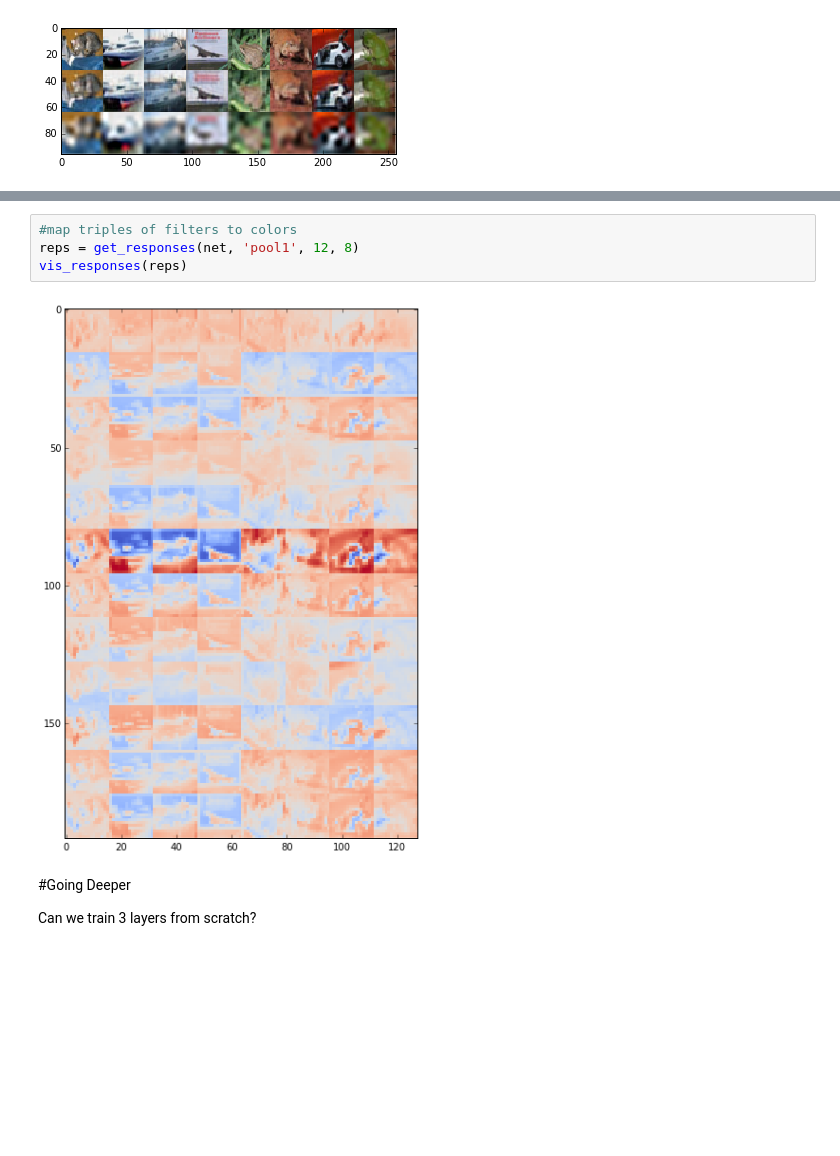
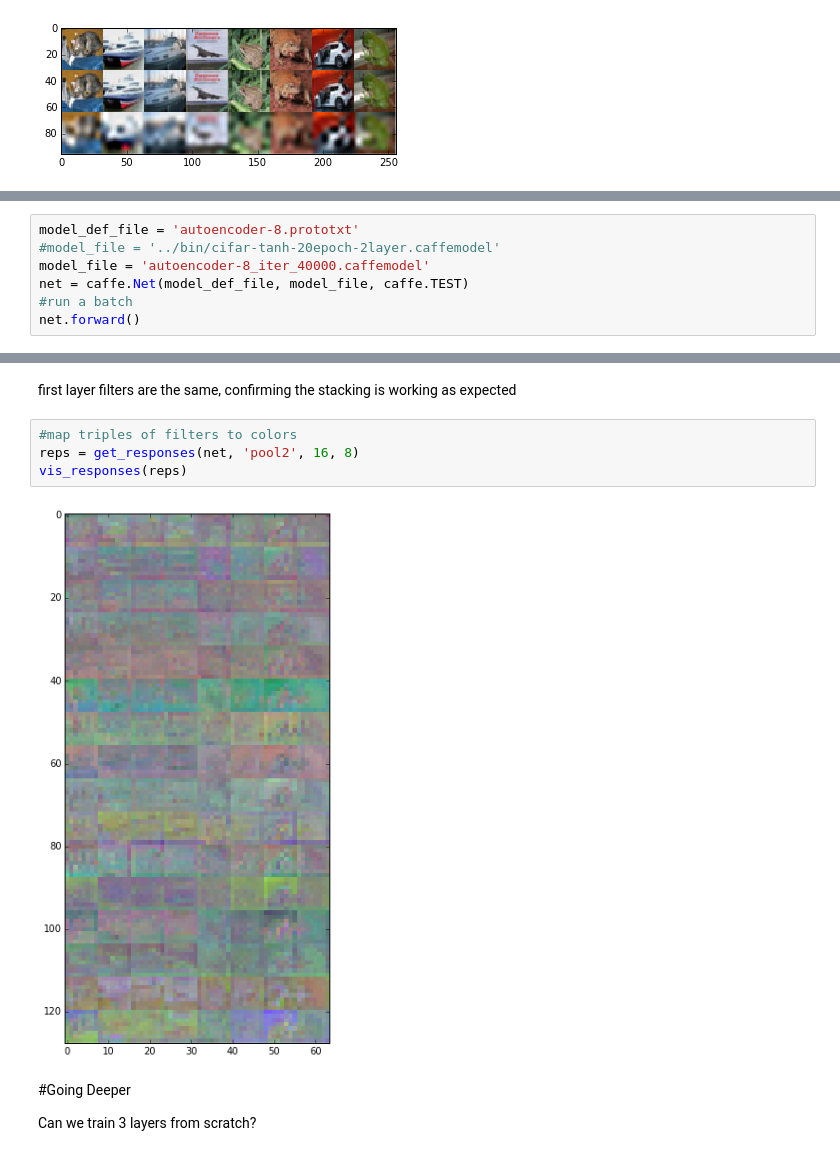
Before and after one commit to victor-shepardson/feature-feedback, a Jupyter notebook: notebooks/autoencoder-0.ipynb, the cells around one changed output, grey strips where cells are left out. Drawn from its saved outputs; the diff is of its cells as text; blank space fills up the shorter version.

```diff
--- a/notebooks/autoencoder-0.ipynb
+++ b/notebooks/autoencoder-0.ipynb
@@ -251,0 +310,7 @@ I would hang these filters on my wall
+# %%
+model_def_file = 'autoencoder-8.prototxt'
+#model_file = '../bin/cifar-tanh-20epoch-2layer.caffemodel'
+model_file = 'autoencoder-8_iter_40000.caffemodel'
+net = caffe.Net(model_def_file, model_file, caffe.TEST)
+#run a batch
+net.forward()
@@ -252,9 +346,11 @@ I would hang these filters on my wall
+# %% [markdown]
+first layer filters are the same, confirming the stacking is working as expected
 # %%
 #map triples of filters to colors
-reps = get_responses(net, 'pool1', 12, 8)
+reps = get_responses(net, 'pool2', 16, 8)
 vis_responses(reps)
 # %% [output]
-[figure, old version]
+[figure, new version]
 # %% [markdown]
 #Going Deeper
 
```
Also changed, not shown: parts of 43 cells of this notebook, 2 other files.
